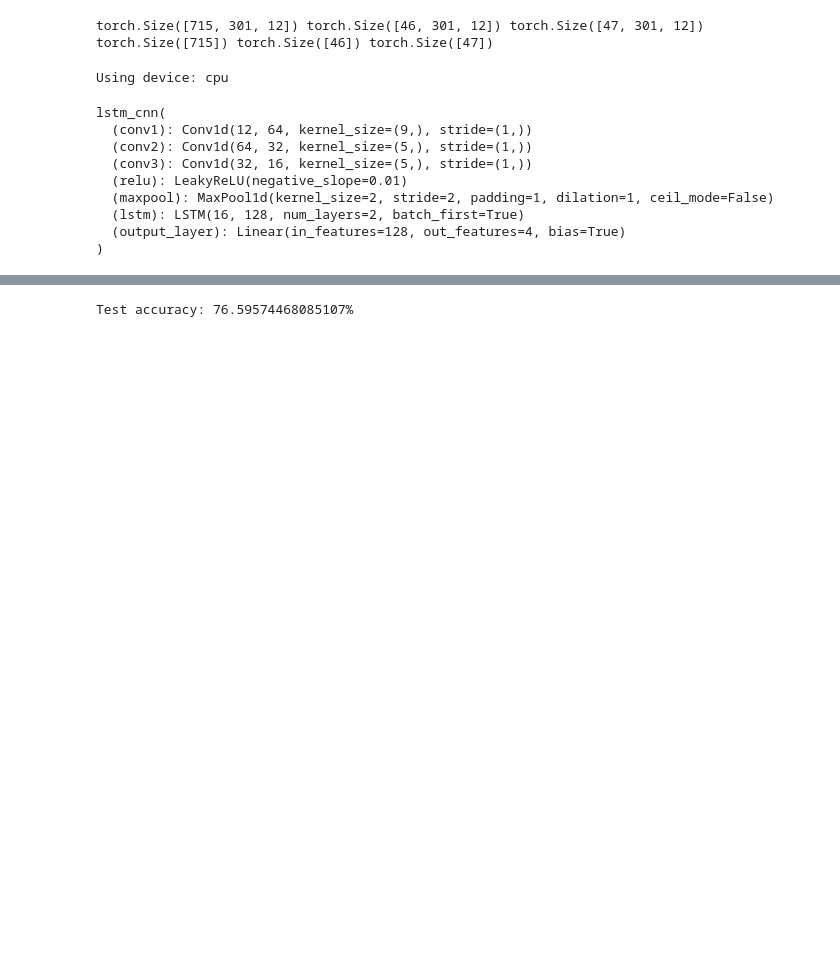
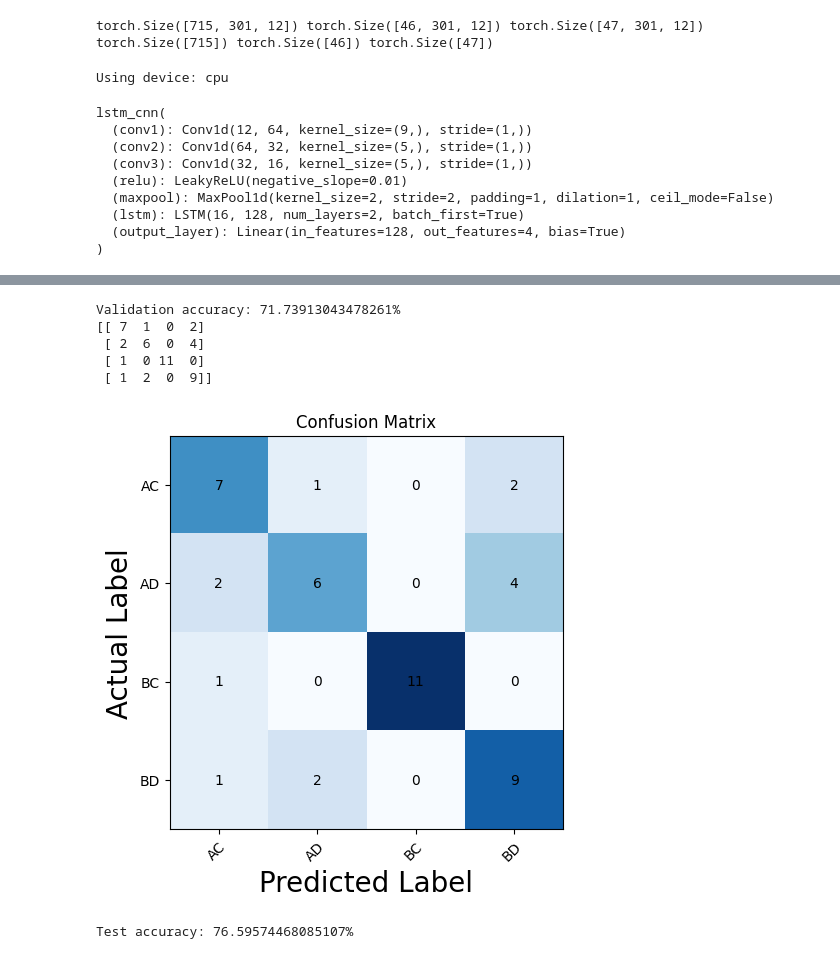
Before and after one commit to staystaywithme/HRI2025, a Jupyter notebook: Model/classifier/Classifier.ipynb, the cells around one changed output, grey strips where cells are left out. Saved outputs shown, nothing was run; the diff lists cells and outputs as text; code cells hidden in the pictures; blank space fills up the shorter version.

```diff
--- a/Model/classifier/Classifier.ipynb
+++ b/Model/classifier/Classifier.ipynb
@@ -187,3 +187,59 @@ Validation accuracy: 80.43478260869566%
+# %%
+def validate(model, val_loader, sequence_len, input_len, device):
+    model.eval()  # Set the model to evaluation mode
+    with torch.no_grad():
+        correct = 0
+        total = 0
+        all_labels = []
+        all_predictions = []
+
+        for lifts, labels in val_loader:
+            lifts = lifts.reshape(-1, sequence_len, input_len).to(device)
+            labels = labels.long().to(device)
+
+            outputs = model(lifts)
+            _, predicted = torch.max(outputs.data, 1)
+            total += labels.size(0)
+            correct += (predicted == labels).sum().item()
+
+            # Accumulate labels and predictions
+            all_labels.extend(labels.cpu().numpy())
+            all_predictions.extend(predicted.cpu().numpy())
+
+        accuracy = 100 * correct / total
+        print(f"Validation accuracy: {accuracy}%")
+
+        # Calculate confusion matrix
+        conf_matrix = confusion_matrix(all_labels, all_predictions)
+        print(conf_matrix)
+        #plot confusion matrix
+        class_labels_conf = ['AC', 'AD', 'BC', 'BD']
+        fig, ax = plt.subplots()
+        im = ax.imshow(conf_matrix, cmap='Blues')
+        ax.set_xticks(np.arange(len(class_labels_conf)))
+        ax.set_yticks(np.arange(len(class_labels_conf)))
+        ax.set_xticklabels(class_labels_conf)
+        ax.set_yticklabels(class_labels_conf)
+        plt.setp(ax.get_xticklabels(), rotation=45, ha="right", rotation_mode="anchor")
+        for i in range(len(class_labels_conf)):
+            for j in range(len(class_labels_conf)):
+                text = ax.text(j, i, conf_matrix[i, j], ha="center", va="center", color="black")
+        ax.set_title("Confusion Matrix")
+        fig.tight_layout()
+        plt.ylabel('Actual Label', fontsize=15)
+        plt.xlabel('Predicted Label', fontsize=15)
+        plt.show()
+
+
+# Assuming `model`, `val_loader`, `sequence_len`, `input_len`, and `device` are defined
+validate(model, val_loader, sequence_len, input_len, device)
+# %% [output]
+Validation accuracy: 71.73913043478261%
+[[ 7  1  0  2]
+ [ 2  6  0  4]
+ [ 1  0 11  0]
+ [ 1  2  0  9]]
+[figure, added]
 # %%
 def test(model, test_loader):
     with torch.no_grad():
```
Also changed, not shown: parts of 3 cells of this notebook, 2 other files.
